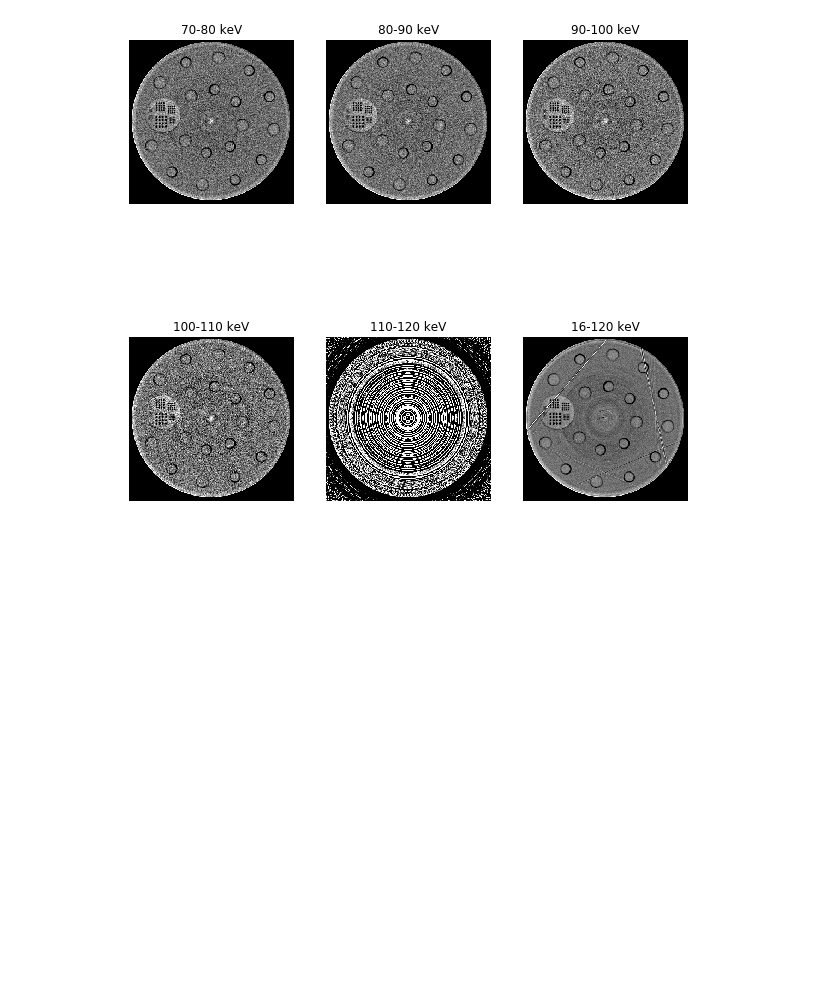
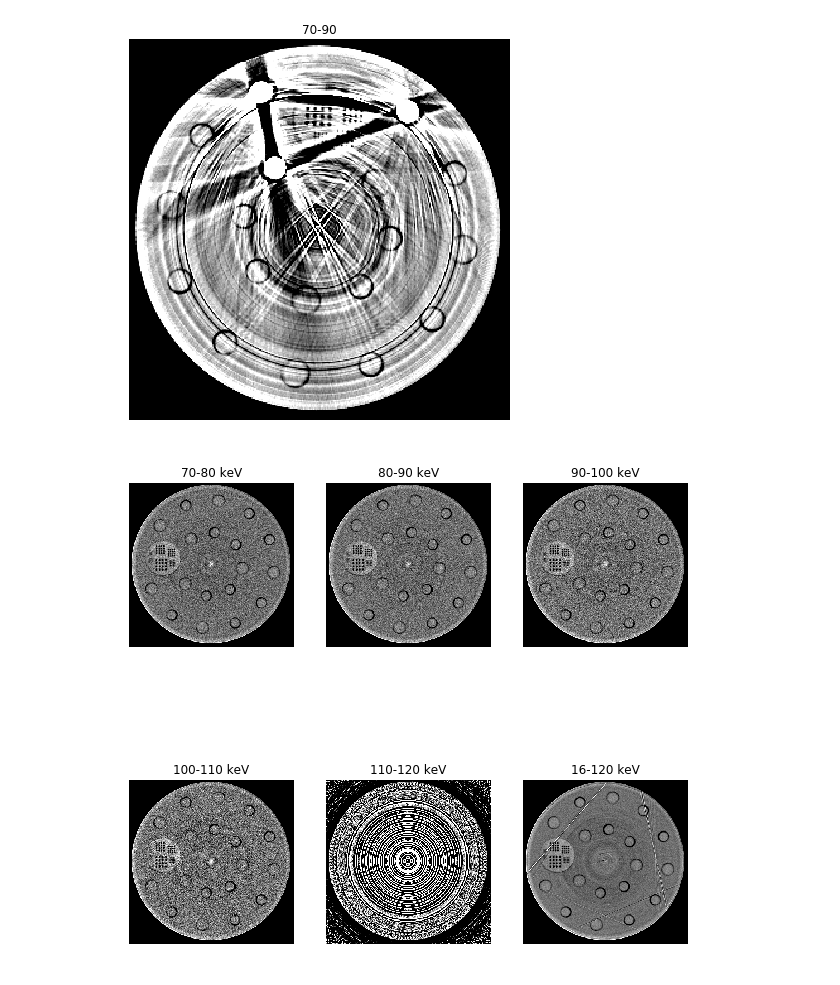
Before and after one commit to drichts/Reconstruction, a Jupyter notebook: lda/view_CT.ipynb, the cells around one changed output. Saved outputs shown, nothing was run; the diff lists cells and outputs as text; code cells hidden in the pictures; blank space fills up the shorter version.

Commit message:
combine_bins.ipynb to look at metal artifacts in wider bins

```diff
--- a/lda/view_CT.ipynb
+++ b/lda/view_CT.ipynb
@@ -1,3 +1,34 @@
+# %%
+import os
+import numpy as np
+import matplotlib.pyplot as plt
+
+directory = r'D:\OneDrive - University of Victoria\Research\LDA Data'
+# folder = '21-05-05_CT_metal_artifact'
+folder = '21-05-05_CT_metal_20keV_bins'
+sub_folder = '3_metal'  # water_only, 2_metal_1and2, 2_metal_3and4, 3_metal
+
+# Parameters
+thresholds = [70, 80, 90, 100, 110, 120]
+bin_num = 0  # 0, 1, 2, 3, 4, 5  (There is no pile-up bin)
+z_slice = 13  # The slice number
+low = -400  # Low window level
+high = 100  # High window level
+
+data = np.load(os.path.join(directory, folder, sub_folder, 'Norm CT', 'CT_norm.npy'))
+
+# Plot the desired data
+fig = plt.figure(figsize=(7, 7))
+plt.axis('off')
+plt.imshow(data[bin_num, z_slice, 138:440, 138:440], vmin=low, vmax=high, cmap='gray')
+if bin_num < 5:
+    plt.title(f'{thresholds[bin_num]}-{thresholds[bin_num+1]} keV')
+    plt.title(f'{thresholds[bin_num]}-{thresholds[bin_num+2]}')
+else:
+    plt.title('16-120 keV')
+plt.show()
+# %% [output]
+[figure, added]
 # %%
 import os
 import numpy as np
```
Also changed, not shown: 8 other files.
